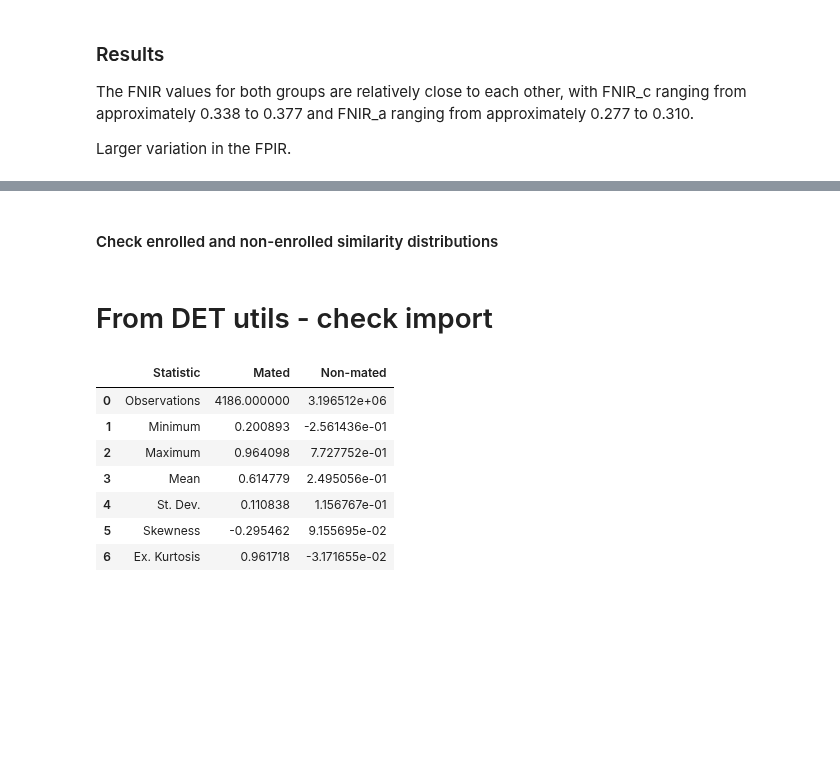
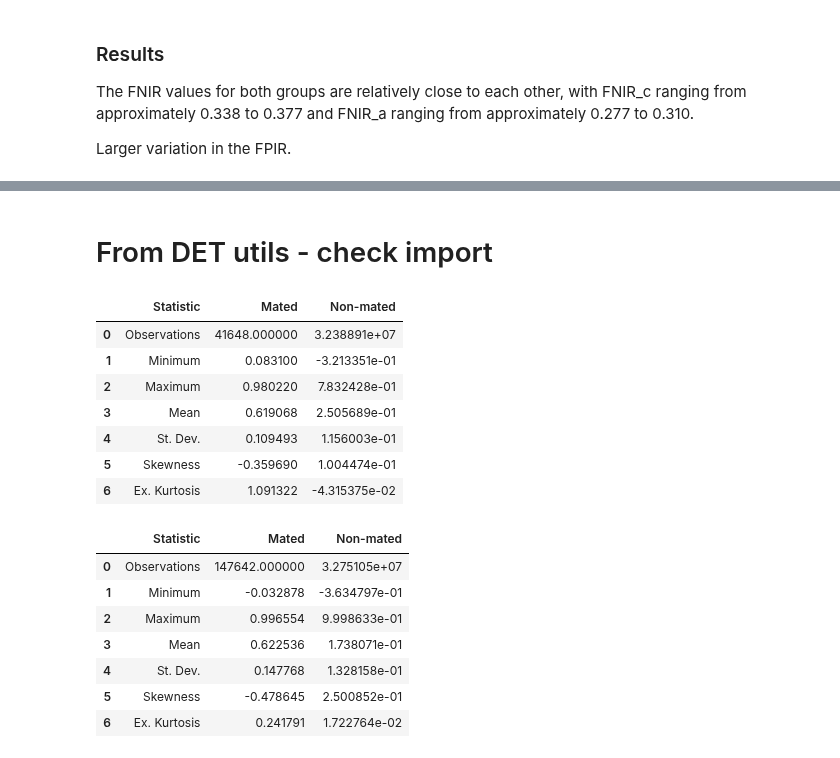
Before and after one commit to Kat-Gabi/Master_Thesis, a Jupyter notebook: notebooks/model_results/ex1_magface_results_notebook.ipynb, the cells around one changed output, grey strips where cells are left out. Cells and saved outputs as stored; diff of their text form; code cells hidden in the pictures; blank space fills up the shorter version.

```diff
--- a/notebooks/model_results/ex1_magface_results_notebook.ipynb
+++ b/notebooks/model_results/ex1_magface_results_notebook.ipynb
@@ -463,11 +331,0 @@ uniq_names = np.unique(identity_cols)
-# %%
-# take out the subset of the df
-
-import pandas as pd
-pd.set_option('display.max_rows', 500)
-pd.set_option('display.max_columns', 500)
-pd.set_option('display.width', 1000)
-# for j in range(1,100):
-#     print(j)
-#     udtræk = sim_mat_a_enrolled_0_df.loc[uniq_names[j], uniq_names[j]]
-#     print(udtræk)
@@ -518,5 +332,3 @@ print(sim_mat_a_enrolled_0.shape, sim_mat_a_enrolled.shape)
-# %% [markdown]
-#### Check enrolled and non-enrolled similarity distributions
 # %% [markdown]
 # From DET utils - check import
 # %%
@@ -533,21 +345,43 @@ def descriptive_statistics(mated_scores, nonmated_scores):
     stats_system_df = pd.DataFrame(np.array([stats_labels, mated_stats, nonmated_stats]).T, columns=["Statistic", "Mated", "Non-mated"])
     stats_system_df = stats_system_df.astype({"Statistic": str, "Mated": float, "Non-mated": float})
     return stats_system_df
-# %%
-mated_scores1 = sim_mat_a_enrolled
-nonmated_scores1 = remove_ones(sim_mat_a_non_enrolled_0)
-scores_type1 = "similarity"
-stats_system1_df = descriptive_statistics(mated_scores1, nonmated_scores1)
-display(stats_system1_df)
-# %% [output]
-|  | Statistic | Mated | Non-mated |
-| 0 | Observations | 4186.000000 | 3.196512e+06 |
-| 1 | Minimum | 0.200893 | -2.561436e-01 |
-| 2 | Maximum | 0.964098 | 7.727752e-01 |
-| 3 | Mean | 0.614779 | 2.495056e-01 |
-| 4 | St. Dev. | 0.110838 | 1.156767e-01 |
-| 5 | Skewness | -0.295462 | 9.155695e-02 |
-| 6 | Ex. Kurtosis | 0.961718 | -3.171655e-02 |
+# %%
+end_enroll_a =(np.round(len(sim_mat_a_enrolled_iterations_all)/1.5)).astype(int)
+mated_scores1 = sim_mat_a_enrolled_iterations_all
+end_non_enroll_a = (np.round(len(sim_mat_a_non_enrolled_iterations_all)/1.5)).astype(int)
+nonmated_scores1 = sim_mat_a_non_enrolled_iterations_all
+scores_type1 = "similarity"
+stats_system1_df = descriptive_statistics(mated_scores1, nonmated_scores1)
+display(stats_system1_df)
+# %% [output]
+|  | Statistic | Mated | Non-mated |
+| 0 | Observations | 41648.000000 | 3.238891e+07 |
+| 1 | Minimum | 0.083100 | -3.213351e-01 |
+| 2 | Maximum | 0.980220 | 7.832428e-01 |
+| 3 | Mean | 0.619068 | 2.505689e-01 |
+| 4 | St. Dev. | 0.109493 | 1.156003e-01 |
+| 5 | Skewness | -0.359690 | 1.004474e-01 |
+| 6 | Ex. Kurtosis | 1.091322 | -4.315375e-02 |
+# %%
+
+end_enroll_c =(np.round(len(sim_mat_c_enrolled_iterations_all)/2)).astype(int)
+# mated_scores2 = sim_mat_c_enrolled_iterations_all[:end_enroll_c]
+mated_scores2 = sim_mat_c_enrolled_iterations_all
+end_non_enroll_c = (np.round(len(sim_mat_c_non_enrolled_iterations_all)/2)).astype(int)
+# nonmated_scores2 = sim_mat_c_non_enrolled_iterations_all[:end_non_enroll_c]
+nonmated_scores2 = sim_mat_c_non_enrolled_iterations_all
+scores_type2 = "similarity"
+stats_system2_df = descriptive_statistics(mated_scores2, nonmated_scores2)
+display(stats_system2_df)
+# %% [output]
+|  | Statistic | Mated | Non-mated |
+| 0 | Observations | 147642.000000 | 3.275105e+07 |
+| 1 | Minimum | -0.032878 | -3.634797e-01 |
+| 2 | Maximum | 0.996554 | 9.998633e-01 |
+| 3 | Mean | 0.622536 | 1.738071e-01 |
+| 4 | St. Dev. | 0.147768 | 1.328158e-01 |
+| 5 | Skewness | -0.478645 | 2.500852e-01 |
+| 6 | Ex. Kurtosis | 0.241791 | 1.722764e-02 |
 # %%
 mated_colour = "green"
 mated_label = "Mated scores"
```
Also changed, not shown: parts of 63 cells of this notebook, 5 other files.
